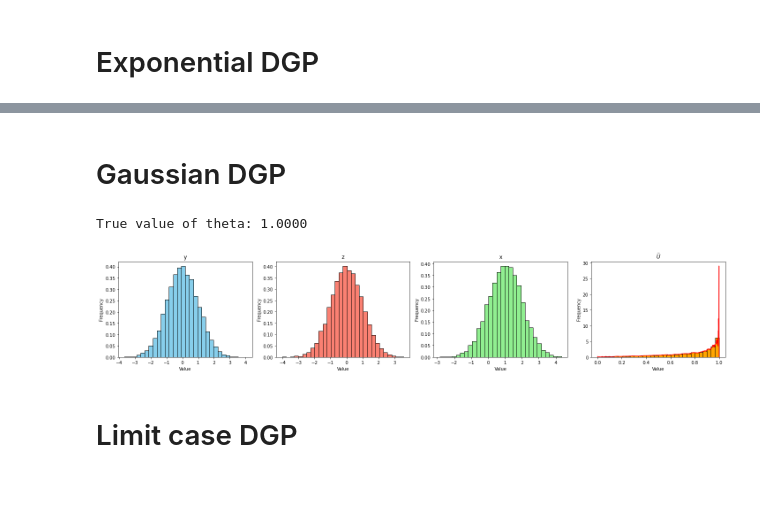
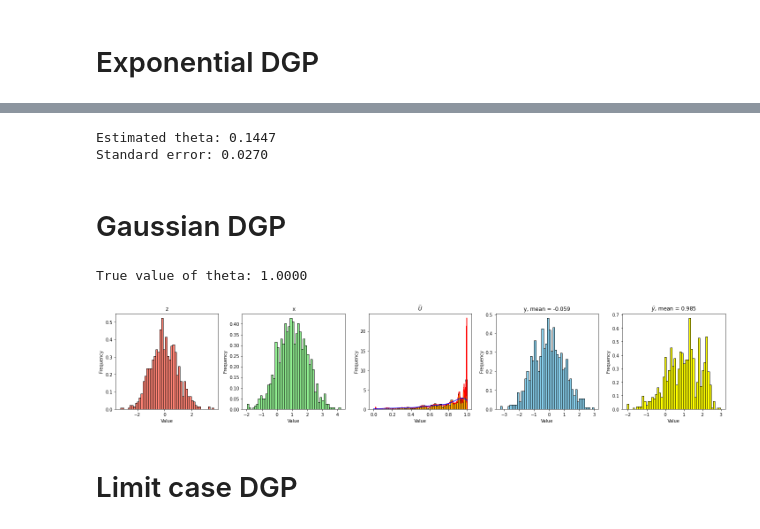
Before and after one commit to jeremylhour/CIC-asymptotics, a Jupyter notebook: notebooks/dgps.ipynb, the cells around one changed output, grey strips where cells are left out. Cells and saved outputs as stored; diff of their text form; code cells hidden in the pictures; blank space fills up the shorter version.

```diff
--- a/notebooks/dgps.ipynb
+++ b/notebooks/dgps.ipynb
@@ -8,3 +9,7 @@ from cic_asymptotics.density_estimation import kernel_density_estimator_for_u, k
+# %%
+# PARAMETERS
+N = 10_000
+BINS = 100
 # %% [markdown]
 # Exponential DGP
 # %%
@@ -56,49 +65,70 @@ True value of theta: 0.1429
+# %%
+theta_hat, standard_error = compute_standard_error_estimated_ranks(
+    y=y,
+    x=x,
+    z=z,
+    cdf_method="smoothed",
+    se_method="xavier"
+)
+print(f"Estimated theta: {theta_hat:.4f}")
+print(f"Standard error: {standard_error:.4f}")
+# %% [output]
+Estimated theta: 0.1447
+Standard error: 0.0270
 # %% [markdown]
 # Gaussian DGP
 # %%
-dgp = GaussianDGP(n=10_000)
+dgp = GaussianDGP(n=N)
 
 y, z, x = dgp.generate()
 print(f"True value of theta: {dgp.theta0:.4f}")
 
 # Compute the empirical CDF of z
 u_hat = smoothed_empirical_cdf(x, data=z)
 
 # Compute rank density
 x_ = np.linspace(1e-6, 1-1e-6, 1000)
-f_hat = kernel_density_estimator_for_u(x_, u_hat)
+f_hat = kernel_density_estimator_with_moving_bandwith(x_, u_hat)
+f_hat_2 = kernel_density_estimator(x_, u_hat)
+
+# Compute counterfactual y
+theta_hat, counterfactual_y = compute_theta_hat(u_hat=u_hat, y=y)
 
 
-BINS = 30
+BINS = 50
 
 # Create subplots
-fig, ax = plt.subplots(1, 4, figsize=(20, 4))
+fig, ax = plt.subplots(1, 5, figsize=(20, 4))
 
 # Plot histograms
-ax[0].hist(y, bins=BINS, color='skyblue', edgecolor='black', density=True)
-ax[0].set_title('y')
+ax[0].hist(z, bins=BINS, color='salmon', edgecolor='black', density=True)
+ax[0].set_title('z')
 
-ax[1].hist(z, bins=BINS, color='salmon', edgecolor='black', density=True)
-ax[1].set_title('z')
+ax[1].hist(x, bins=BINS, color='lightgreen', edgecolor='black', density=True)
+ax[1].set_title('x')
 
-ax[2].hist(x, bins=BINS, color='lightgreen', edgecolor='black', density=True)
-ax[2].set_title('x')
+ax[2].hist(u_hat, bins=BINS, color='orange', edgecolor='black', density=True)
+ax[2].plot(x_, f_hat, color='red')
+ax[2].plot(x_, f_hat_2, color='blue')
+ax[2].set_title(r'$\widehat U$')
 
-ax[3].hist(u_hat, bins=BINS, color='orange', edgecolor='black', density=True)
-ax[3].plot(x_, f_hat, color='red')
-ax[3].set_title(r'$\widehat U$')
+ax[3].hist(y, bins=BINS, color='skyblue', edgecolor='black', density=True)
+ax[3].set_title(f'y, mean = {y.mean():.3f}')
+
+ax[4].hist(counterfactual_y, bins=BINS, color='yellow', edgecolor='black', density=True)
+ax[4].set_title(r'$\widehat y$, mean = {:.3f}'.format(counterfactual_y.mean()))
 
 
 # Common labels
 for i in ax:
     i.set_xlabel('Value')
     i.set_ylabel('Frequency')
 
 plt.tight_layout()
 plt.show()
 # %% [output]
 True value of theta: 1.0000
-[figure, old version]
+[figure, new version]
 # %% [markdown]
 # Limit case DGP
 # %%
```
Also changed, not shown: parts of 3 cells of this notebook, 9 other files.
